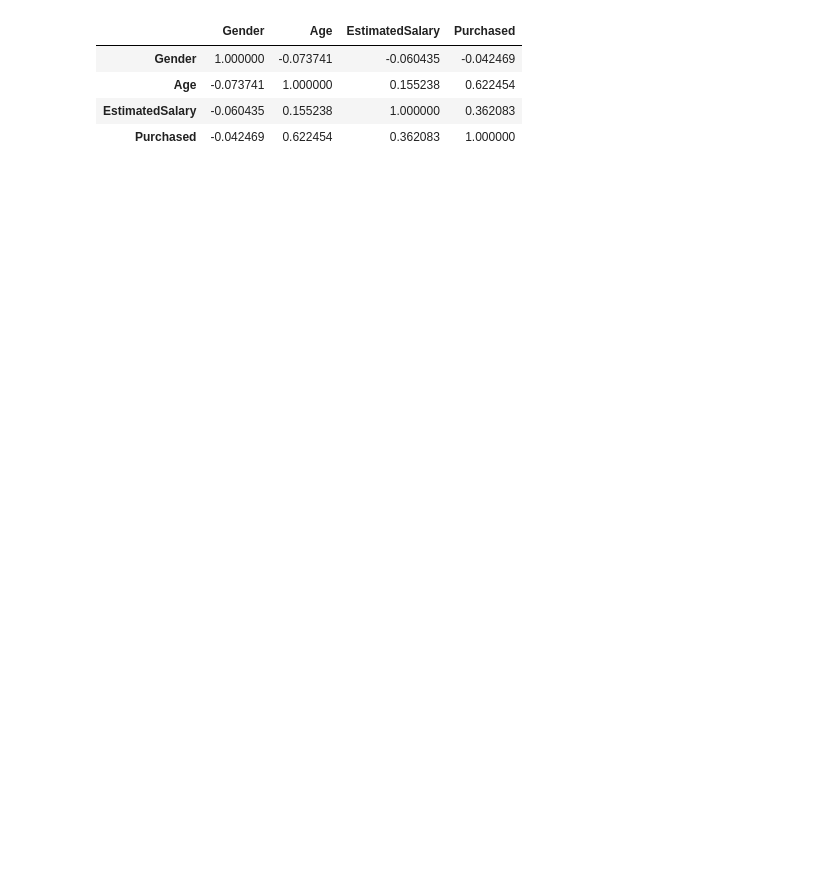
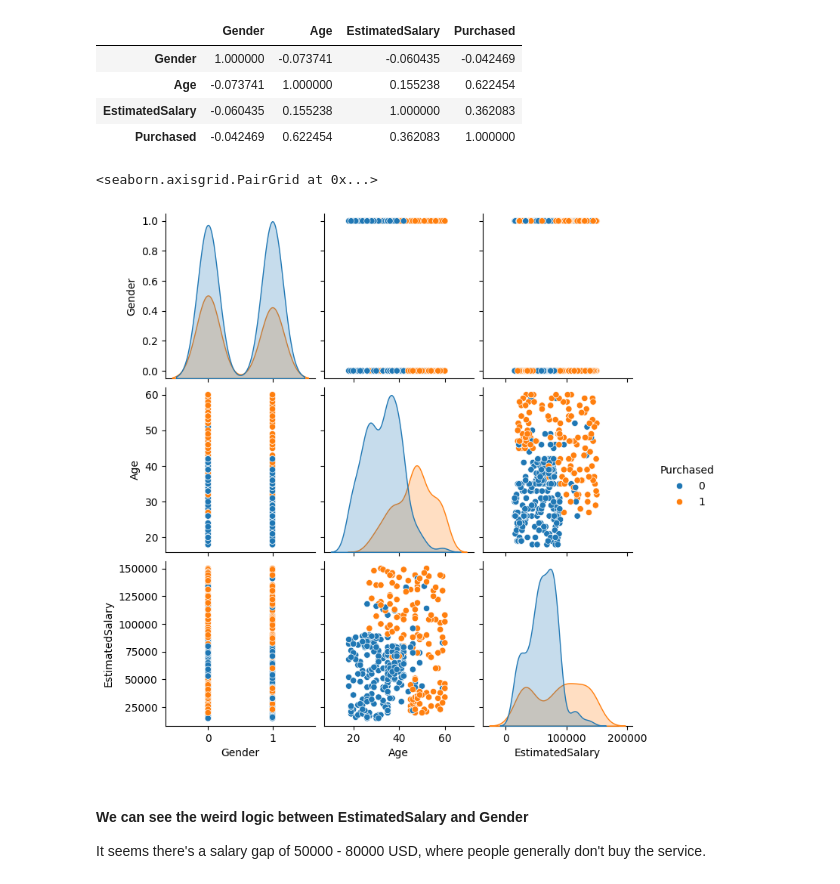
Before and after one commit to tuomasvaltanenLUAS/IntroductionToML2026, a Jupyter notebook: lecture6_svm/svm_classification_example1.ipynb, the cells around one changed output. Drawn from its saved outputs; the diff is of its cells as text; code cells hidden in the pictures; blank space fills up the shorter version.

```diff
--- a/lecture6_svm/svm_classification_example1.ipynb
+++ b/lecture6_svm/svm_classification_example1.ipynb
@@ -214,3 +217,12 @@ df.corr()
 | Age | -0.073741 | 1.000000 | 0.155238 | 0.622454 |
 | EstimatedSalary | -0.060435 | 0.155238 | 1.000000 | 0.362083 |
 | Purchased | -0.042469 | 0.622454 | 0.362083 | 1.000000 |
+# %%
+sns.pairplot(df, hue='Purchased')
+# %% [output]
+<seaborn.axisgrid.PairGrid at 0x...>
+[figure, added]
+# %% [markdown]
+#### We can see the weird logic between EstimatedSalary and Gender
+It seems there's a salary gap of 50000 - 80000 USD, where people generally
+don't buy the service.
```
Also changed, not shown: parts of 6 cells of this notebook, 8 other files.
